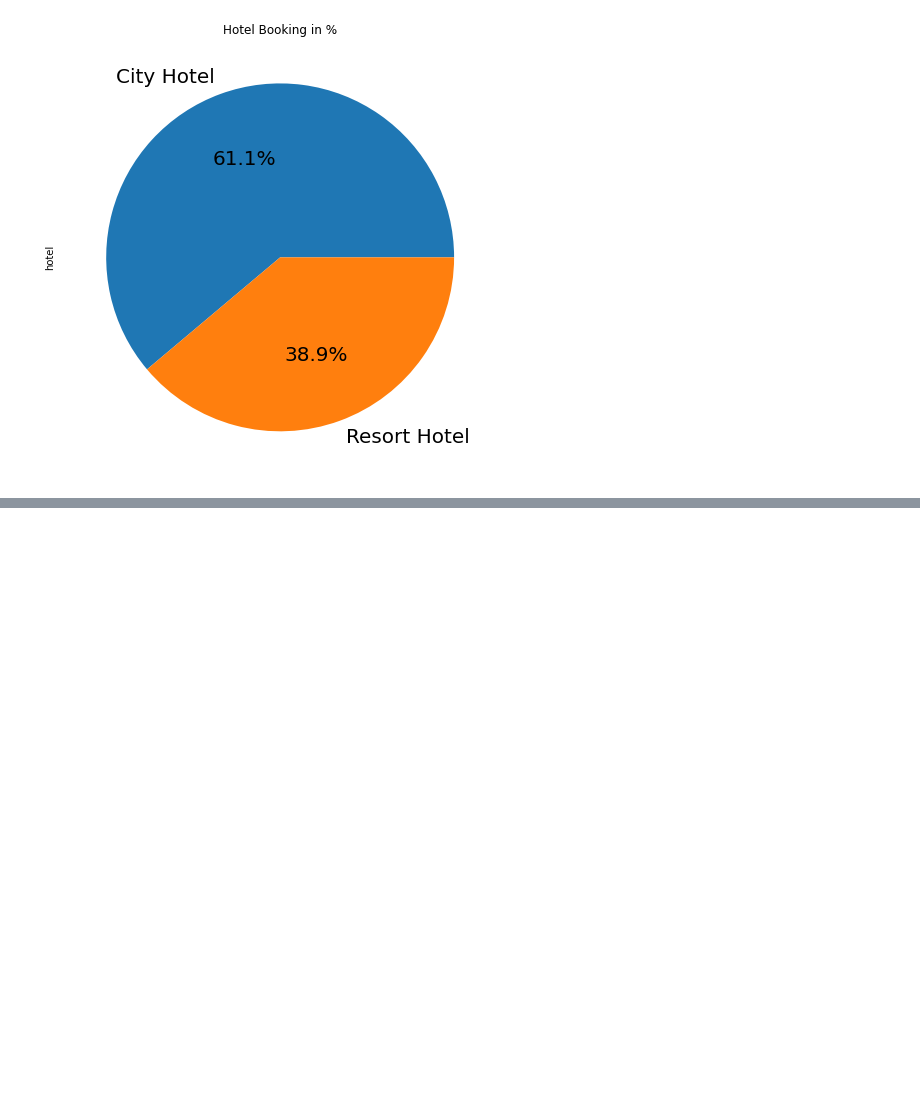
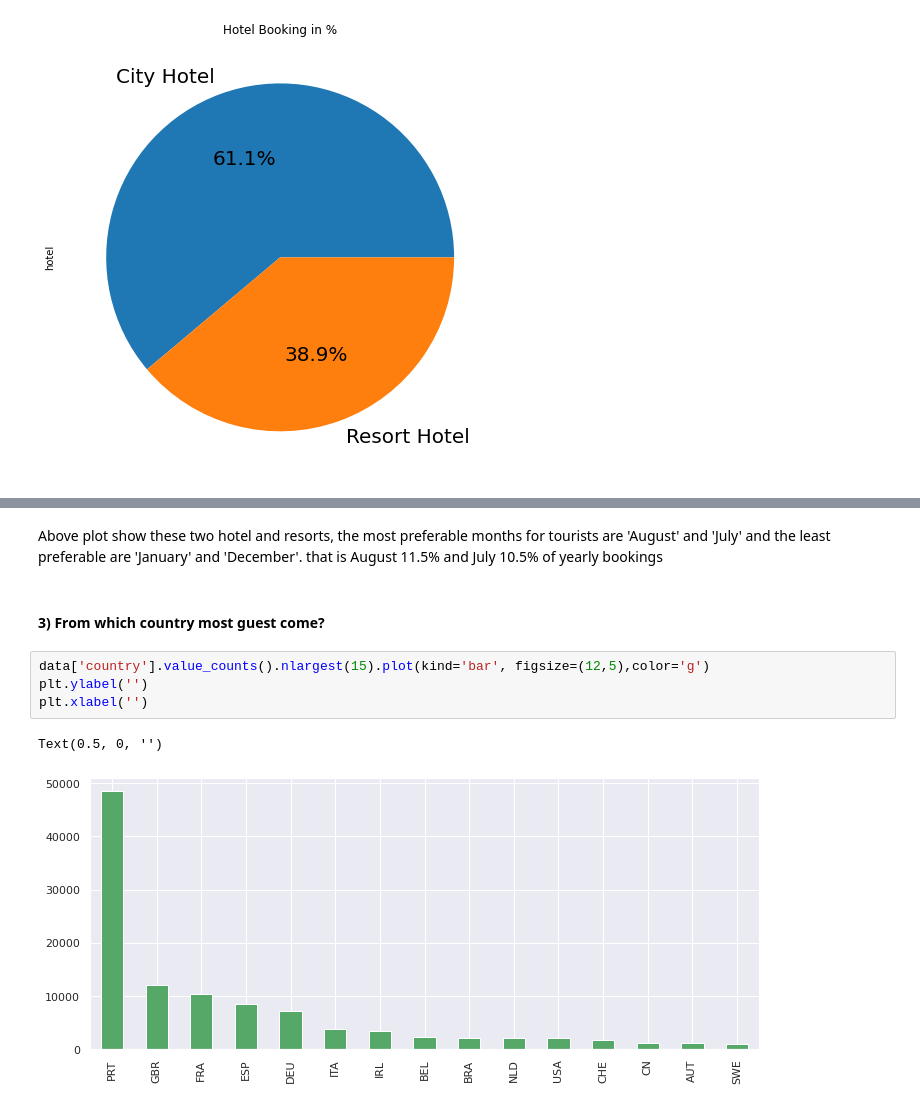
Before and after one commit to ErSangram/Capstone_01_Hotel_Booking_Analysis_EDA., a Jupyter notebook: EDA_project.ipynb, the cells around one changed output, grey strips where cells are left out. Cells and saved outputs as stored; diff of their text form; blank space fills up the shorter version.

```diff
--- a/EDA_project.ipynb
+++ b/EDA_project.ipynb
@@ -300,0 +350,11 @@ Answer Here
+# %% [markdown]
+Above plot show these two hotel and resorts, the most preferable months for tourists are 'August' and 'July' and the least preferable are 'January' and 'December'. that is August 11.5% and July 10.5% of yearly bookings
+# %% [markdown]
+#### 3) From which country most guest come?
+# %%
+data['country'].value_counts().nlargest(15).plot(kind='bar', figsize=(12,5),color='g')
+plt.ylabel('')
+plt.xlabel('')
+# %% [output]
+Text(0.5, 0, '')
+[figure, added]
```
Also changed, not shown: parts of 53 cells of this notebook.
